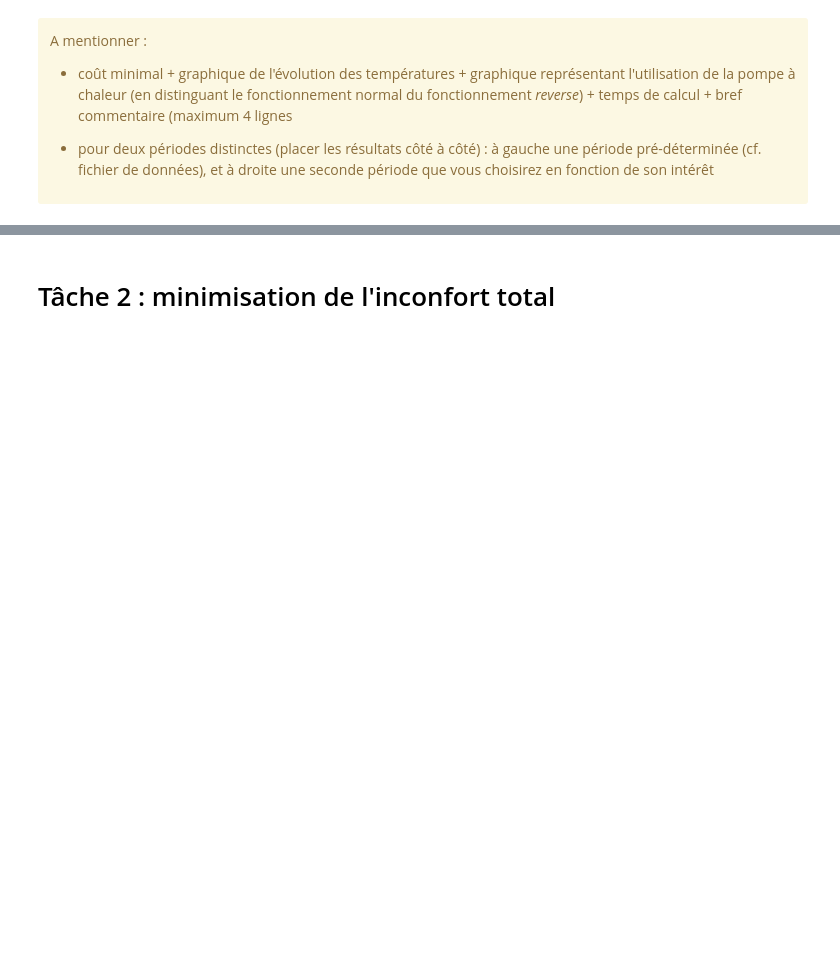
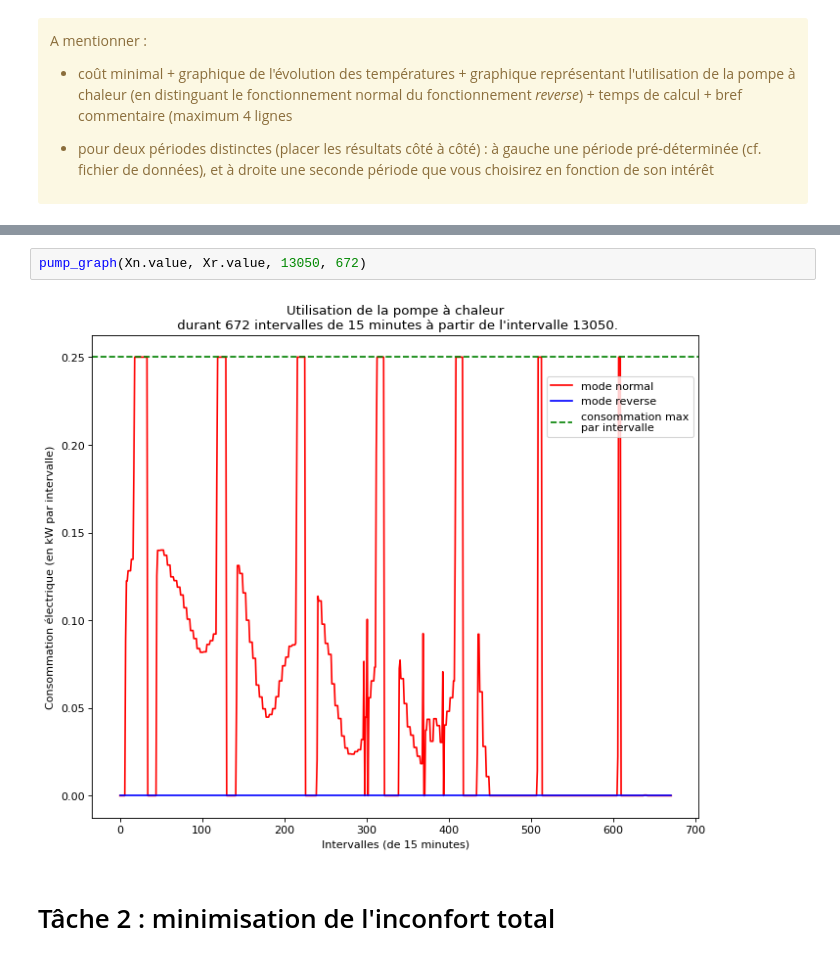
Before and after one commit to nicojmn/LINMA1702-project, a Jupyter notebook: part-1/notebook-part-1.ipynb, the cells around one changed output, grey strips where cells are left out. Saved outputs shown, nothing was run; the diff lists cells and outputs as text; blank space fills up the shorter version.

```diff
--- a/part-1/notebook-part-1.ipynb
+++ b/part-1/notebook-part-1.ipynb
@@ -188,3 +201,7 @@ temperature_graph(data_vector, 13050, 672, 19, 21, 0.26, 0.18)
+# %%
+pump_graph(Xn.value, Xr.value, 13050, 672)
+# %% [output]
+[figure, added]
 # %% [markdown]
 # Tâche 2 : minimisation de l'inconfort total
 # %% [markdown]
```
Also changed, not shown: parts of 5 cells of this notebook.
